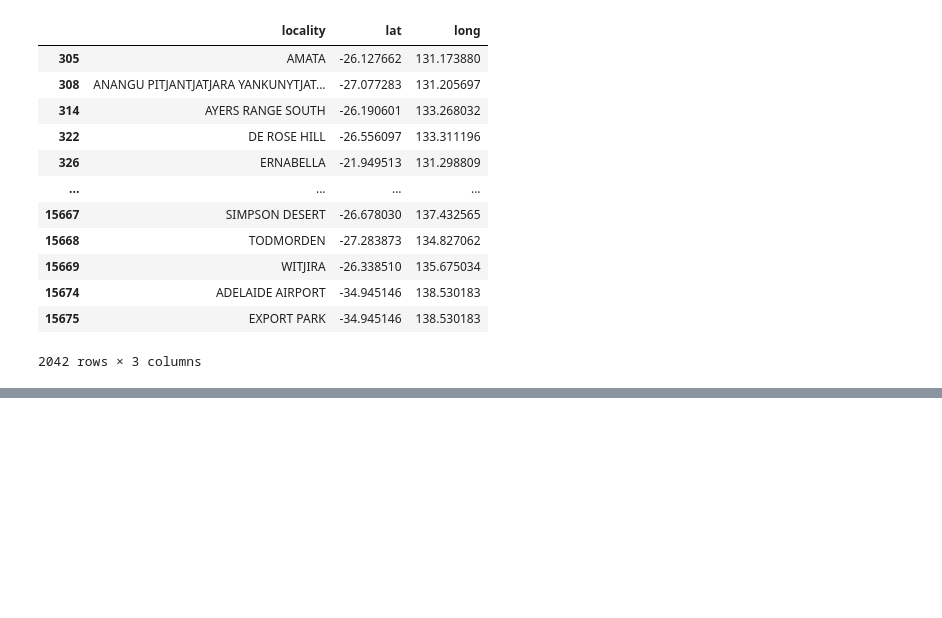
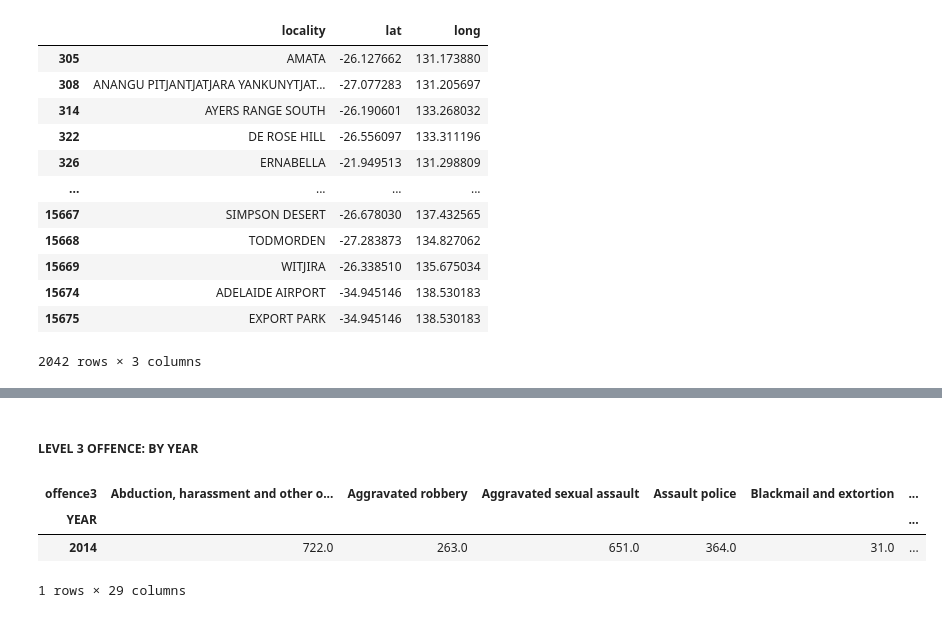
Before and after one commit to Shrutihindocha/Project-2-Visualisations, a Jupyter notebook: Data/raw_data/data_cleaning_new.ipynb, the cells around one changed output, grey strips where cells are left out. Cells and saved outputs as stored; diff of their text form; code cells hidden in the pictures; blank space fills up the shorter version.

```diff
--- a/Data/raw_data/data_cleaning_new.ipynb
+++ b/Data/raw_data/data_cleaning_new.ipynb
@@ -135,0 +334,21 @@ df.head()
+# %% [markdown]
+##### LEVEL 3 OFFENCE: BY YEAR
+# %%
+lev3_2014 =  df[(df["date"] >= "2014-01-01") & (df["date"] <= "2014-12-31")].groupby("offence3")["count"].sum()
+lev3_2015 =  df[(df["date"] >= "2015-01-01") & (df["date"] <= "2015-12-31")].groupby("offence3")["count"].sum()
+lev3_2016 =  df[(df["date"] >= "2016-01-01") & (df["date"] <= "2016-12-31")].groupby("offence3")["count"].sum()
+lev3_2017 =  df[(df["date"] >= "2017-01-01") & (df["date"] <= "2017-12-31")].groupby("offence3")["count"].sum()
+lev3_2018 =  df[(df["date"] >= "2018-01-01") & (df["date"] <= "2018-12-31")].groupby("offence3")["count"].sum()
+lev3_2019 =  df[(df["date"] >= "2019-01-01") & (df["date"] <= "2019-12-31")].groupby("offence3")["count"].sum()
+lev3_2020 =  df[(df["date"] >= "2020-01-01") & (df["date"] <= "2020-12-31")].groupby("offence3")["count"].sum()
+lev3_all_years = df.groupby("offence3")["count"].sum()
+# %%
+lev3_2014["YEAR"]="2014"
+lev3_2014 = pd.DataFrame(data=lev3_2014)
+lev3_2014=lev3_2014.T
+lev3_2014.set_index("YEAR")
+# %% [output]
+| offence3 | Abduction, harassment and other o... | Aggravated robbery | Aggravated sexual assault | Assault police | Blackmail and extortion | ... |
+| YEAR |  |  |  |  |  | ... |
+| 2014 | 722.0 | 263.0 | 651.0 | 364.0 | 31.0 | ... |
+1 rows × 29 columns
```
Also changed, not shown: parts of 47 cells of this notebook, 17 other files.
